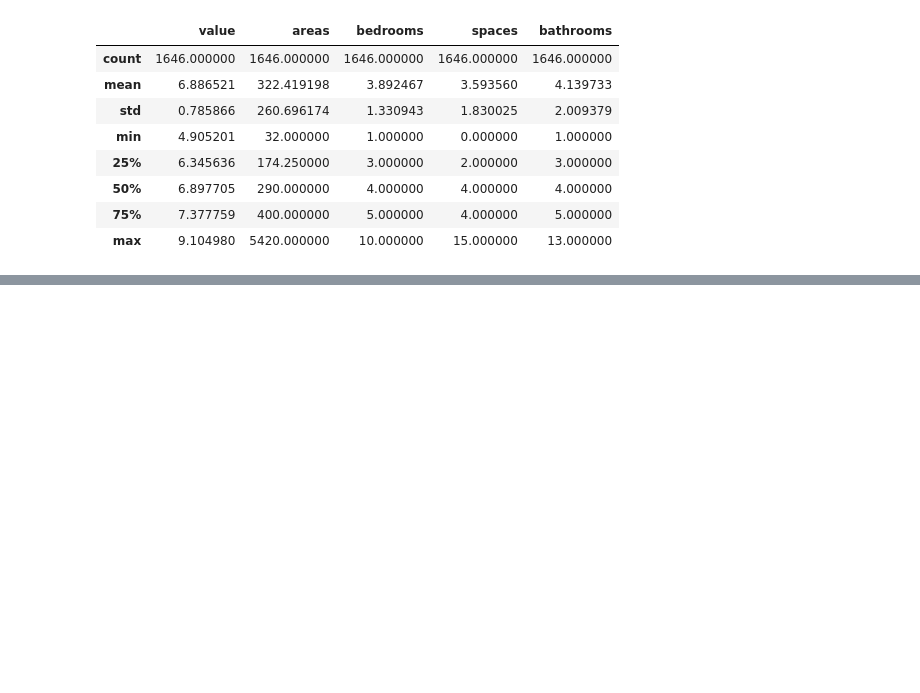
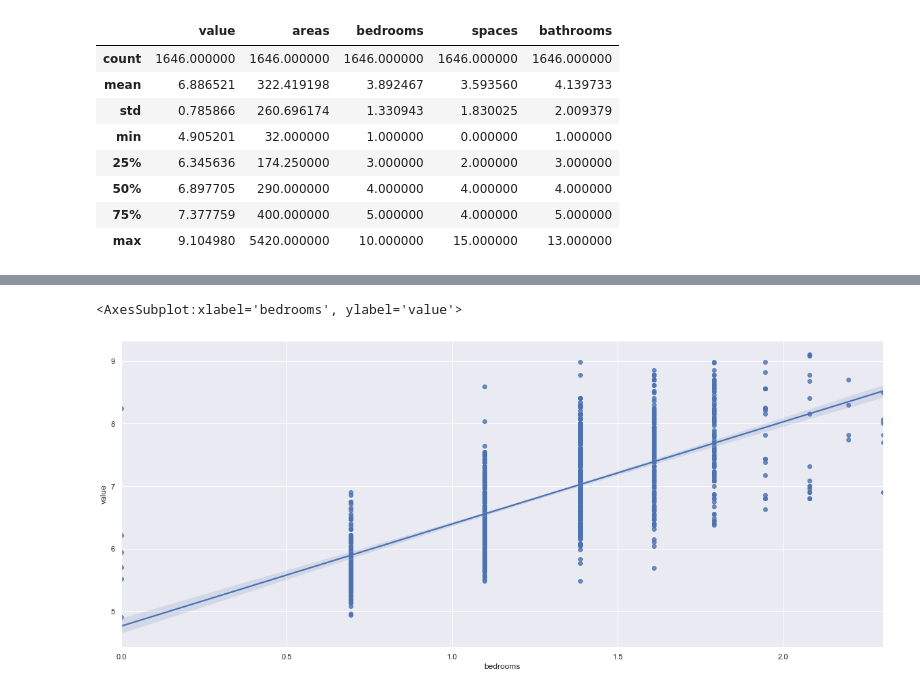
Before and after one commit to zoiosa/L.regression, a Jupyter notebook: Regressão.ipynb, the cells around one changed output, grey strips where cells are left out. Saved outputs shown, nothing was run; the diff lists cells and outputs as text; code cells hidden in the pictures; blank space fills up the shorter version.

```diff
--- a/Regressão.ipynb
+++ b/Regressão.ipynb
@@ -159,0 +226,5 @@ modelo.score(X_test, y_teste)
+# %%
+sns.regplot(x=casas_baratas_sem_na['bedrooms'], y=casas_baratas_sem_na['value'] )
+# %% [output]
+<AxesSubplot:xlabel='bedrooms', ylabel='value'>
+[figure, added]
```
Also changed, not shown: parts of 24 cells of this notebook.
